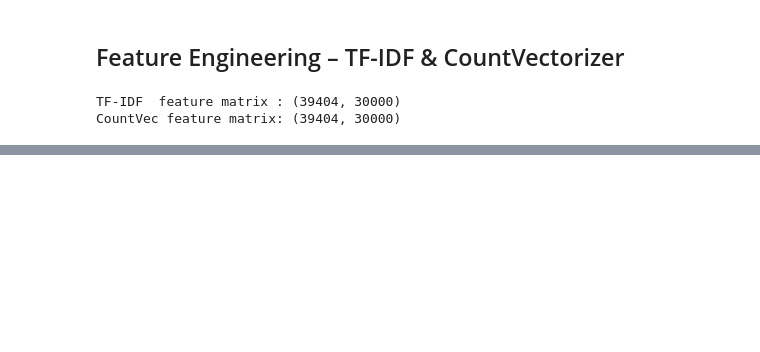
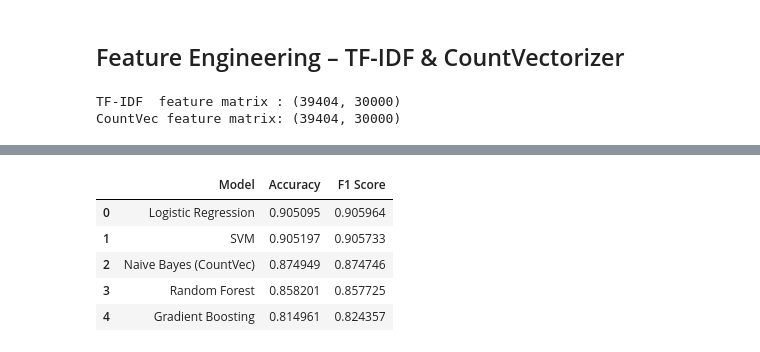
Before and after one commit to Hazem-Amr/GIZ4_AIS2_S1_Ml, a Jupyter notebook: src/NLP/Session_2/Assignment/Tasks.ipynb, the cells around one changed output, grey strips where cells are left out. Cells and saved outputs as stored; diff of their text form; code cells hidden in the pictures; blank space fills up the shorter version.

```diff
--- a/src/NLP/Session_2/Assignment/Tasks.ipynb
+++ b/src/NLP/Session_2/Assignment/Tasks.ipynb
@@ -204,0 +279,9 @@ CountVec feature matrix: (39404, 30000)
+# %%
+rf = RandomForestClassifier(
+    n_estimators=100,
+    max_depth=None,
+    n_jobs=-1,
+    random_state=42
+)
+
+rf.fit(X_train_tfidf, y_train)
@@ -204,0 +290,5 @@ CountVec feature matrix: (39404, 30000)
+# %%
+gb = GradientBoostingClassifier(n_estimators=100)
+
+
+gb.fit(X_train_tfidf, y_train)
@@ -204,0 +297,29 @@ CountVec feature matrix: (39404, 30000)
+# %%
+models = {
+    "Logistic Regression": (lr, X_test_tfidf),
+    "SVM": (svm, X_test_tfidf),
+    "Naive Bayes (CountVec)": (nb, X_test_cv),
+    "Random Forest": (rf, X_test_tfidf),
+    "Gradient Boosting": (gb, X_test_tfidf)
+}
+
+results = []
+
+for name, (model, X_test) in models.items():
+    y_pred = model.predict(X_test)
+
+    acc = accuracy_score(y_test, y_pred)
+    f1  = f1_score(y_test, y_pred)
+
+    print(f"\n{name}")
+    print(classification_report(y_test, y_pred))
+
+    results.append({
+        "Model": name,
+        "Accuracy": acc,
+        "F1 Score": f1
+    })
+
+df_results = pd.DataFrame(results)
+print("\n=== Final Comparison ===")
+print(df_results.sort_values(by="F1 Score", ascending=False))
@@ -204,0 +344,9 @@ CountVec feature matrix: (39404, 30000)
+# %%
+df_results
+# %% [output]
+|  | Model | Accuracy | F1 Score |
+| 0 | Logistic Regression | 0.905095 | 0.905964 |
+| 1 | SVM | 0.905197 | 0.905733 |
+| 2 | Naive Bayes (CountVec) | 0.874949 | 0.874746 |
+| 3 | Random Forest | 0.858201 | 0.857725 |
+| 4 | Gradient Boosting | 0.814961 | 0.824357 |
```
Also changed, not shown: parts of 46 cells of this notebook, 5 other files.
